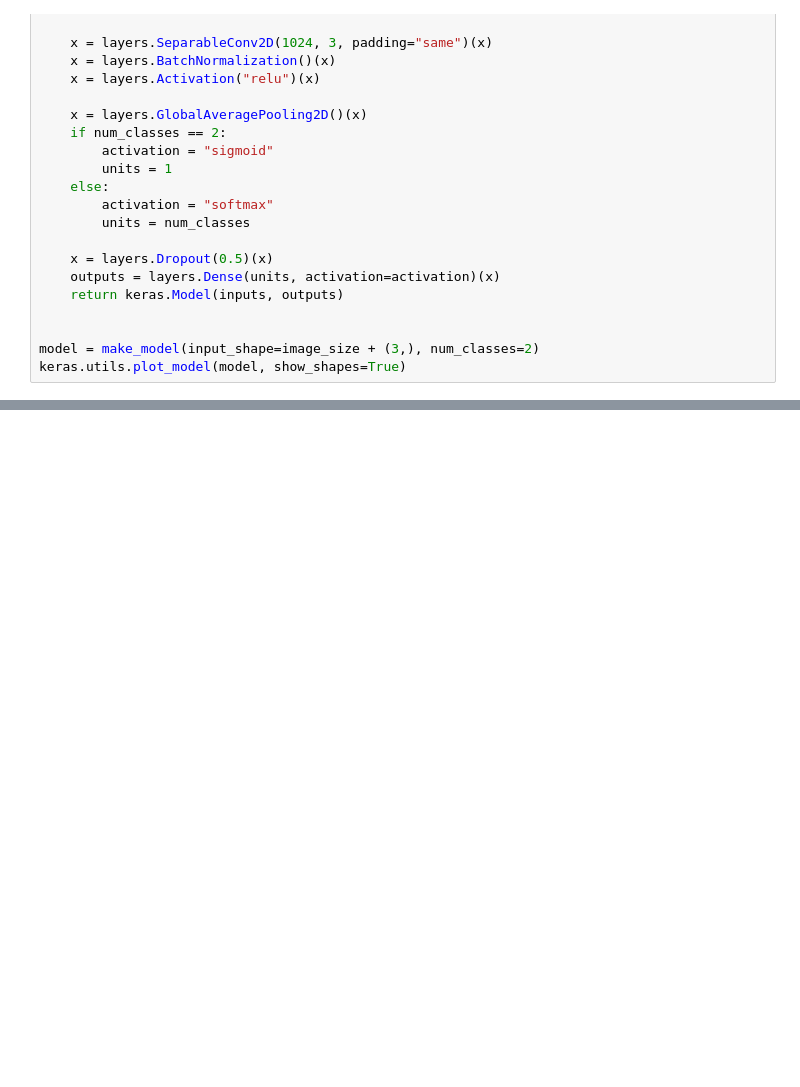
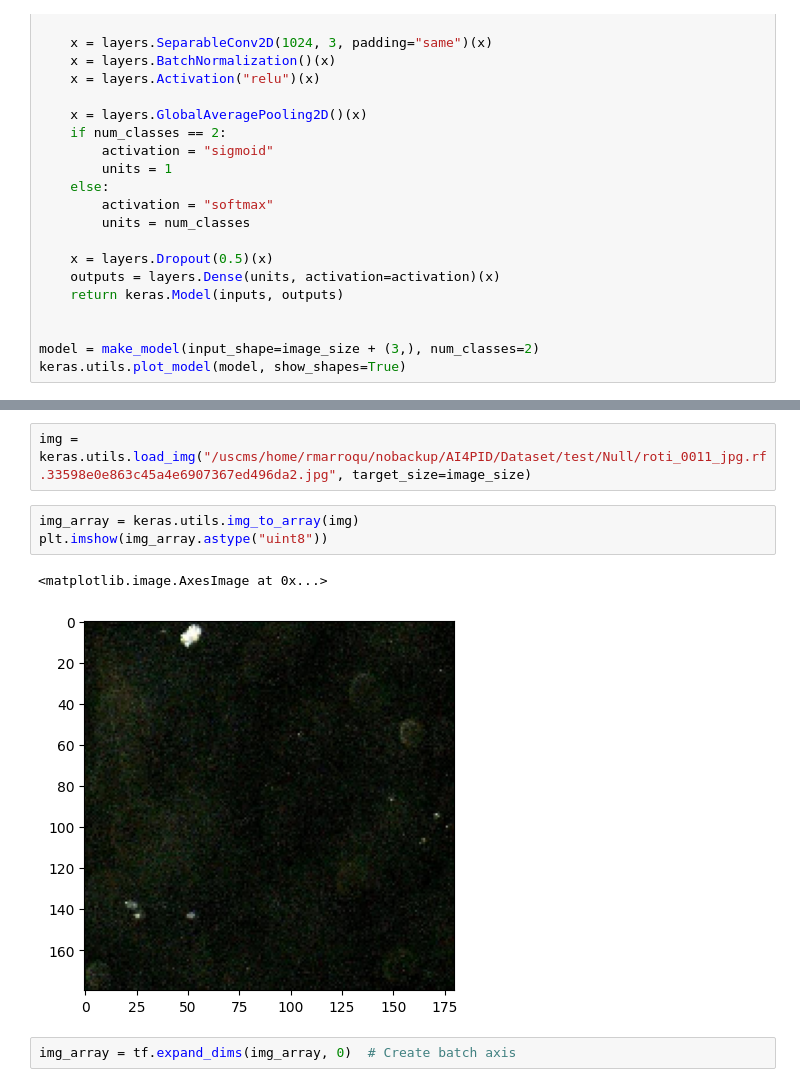
Before and after one commit to Brainz22/AI4PID, a Jupyter notebook: ImgClassification.ipynb, the cells around one changed output, grey strips where cells are left out. Saved outputs shown, nothing was run; the diff lists cells and outputs as text; blank space fills up the shorter version.

```diff
--- a/ImgClassification.ipynb
+++ b/ImgClassification.ipynb
@@ -217,0 +218,10 @@ get_available_gpus()
+# %%
+img = keras.utils.load_img("/uscms/home/rmarroqu/nobackup/AI4PID/Dataset/test/Null/roti_0011_jpg.rf.33598e0e863c45a4e6907367ed496da2.jpg", target_size=image_size)
+# %%
+img_array = keras.utils.img_to_array(img)
+plt.imshow(img_array.astype("uint8"))
+# %% [output]
+<matplotlib.image.AxesImage at 0x...>
+[figure, added]
+# %%
+img_array = tf.expand_dims(img_array, 0)  # Create batch axis
```
Also changed, not shown: parts of 24 cells of this notebook, 1 other file.
